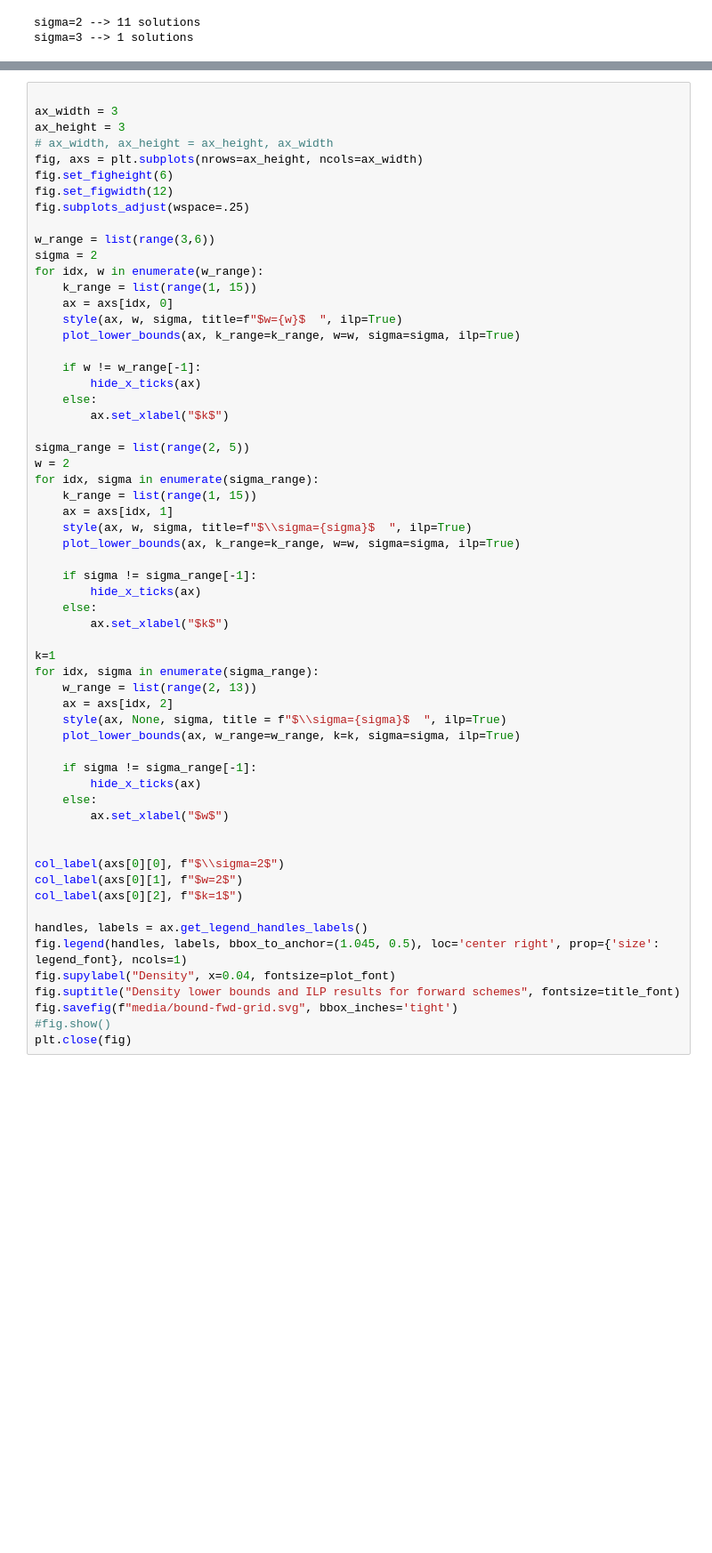
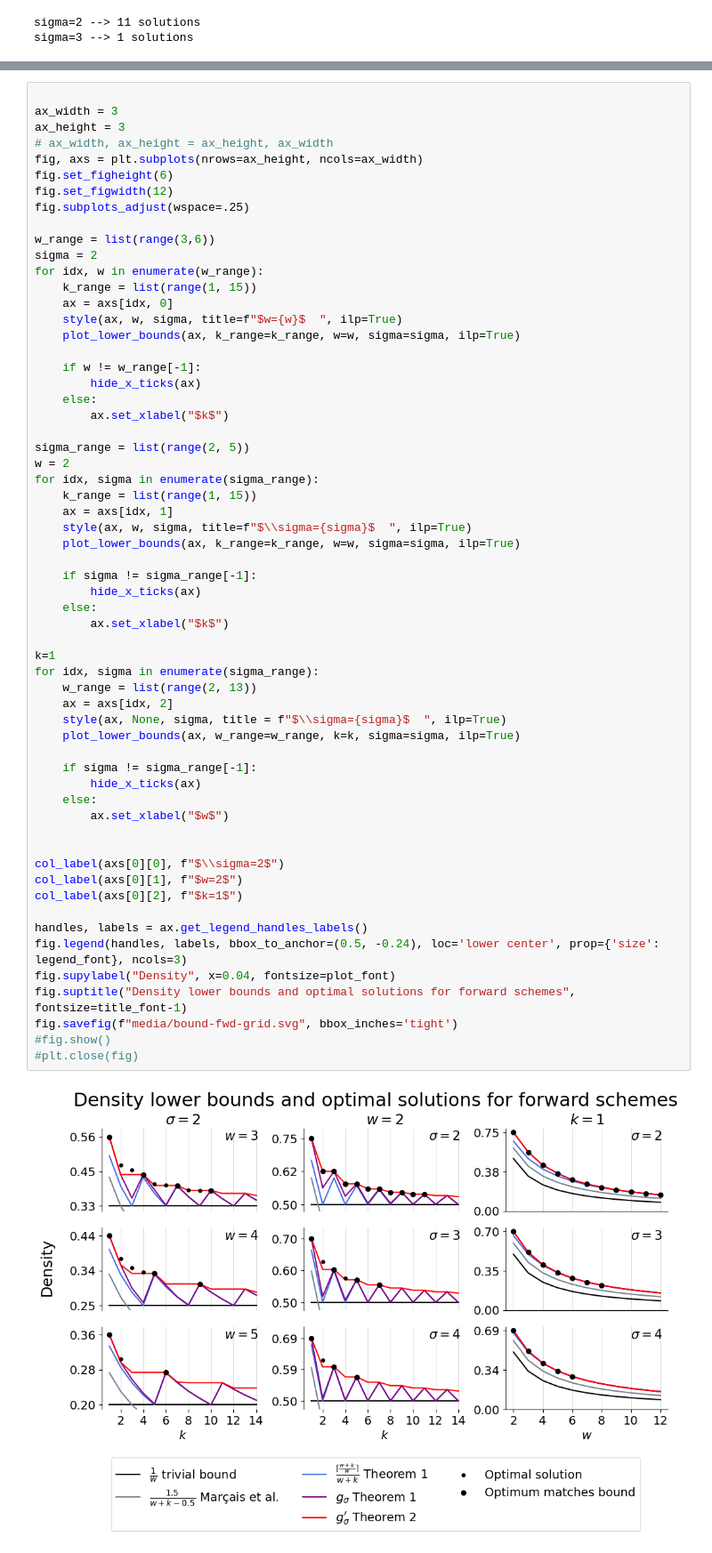
Before and after one commit to treangenlab/sampling-scheme-analysis, a Jupyter notebook: plots.ipynb, the cells around one changed output, grey strips where cells are left out. Shown at 89% size. Cells and saved outputs as stored; diff of their text form; blank space fills up the shorter version.

```diff
--- a/plots.ipynb
+++ b/plots.ipynb
@@ -243,36 +258,38 @@ for idx, sigma in enumerate(sigma_range):
     ax = axs[idx, 1]
     style(ax, w, sigma, title=f"$\\sigma={sigma}$  ", ilp=True)
     plot_lower_bounds(ax, k_range=k_range, w=w, sigma=sigma, ilp=True)
 
     if sigma != sigma_range[-1]:
         hide_x_ticks(ax)
     else:
         ax.set_xlabel("$k$")
 
 k=1
 for idx, sigma in enumerate(sigma_range):
     w_range = list(range(2, 13))
     ax = axs[idx, 2]
     style(ax, None, sigma, title = f"$\\sigma={sigma}$  ", ilp=True)
     plot_lower_bounds(ax, w_range=w_range, k=k, sigma=sigma, ilp=True)
 
     if sigma != sigma_range[-1]:
         hide_x_ticks(ax)
     else:
         ax.set_xlabel("$w$")
 
 
 col_label(axs[0][0], f"$\\sigma=2$")
 col_label(axs[0][1], f"$w=2$")
 col_label(axs[0][2], f"$k=1$")
 
 handles, labels = ax.get_legend_handles_labels()
-fig.legend(handles, labels, bbox_to_anchor=(1.045, 0.5), loc='center right', prop={'size': legend_font}, ncols=1)
+fig.legend(handles, labels, bbox_to_anchor=(0.5, -0.24), loc='lower center', prop={'size': legend_font}, ncols=3)
 fig.supylabel("Density", x=0.04, fontsize=plot_font)
-fig.suptitle("Density lower bounds and ILP results for forward schemes", fontsize=title_font)
+fig.suptitle("Density lower bounds and optimal solutions for forward schemes", fontsize=title_font-1)
 fig.savefig(f"media/bound-fwd-grid.svg", bbox_inches='tight')
 #fig.show()
-plt.close(fig)
+#plt.close(fig)
+# %% [output]
+[figure, added]
 # %%
 # Density table
 
```
Also changed, not shown: parts of 8 cells of this notebook, 3 other files.
